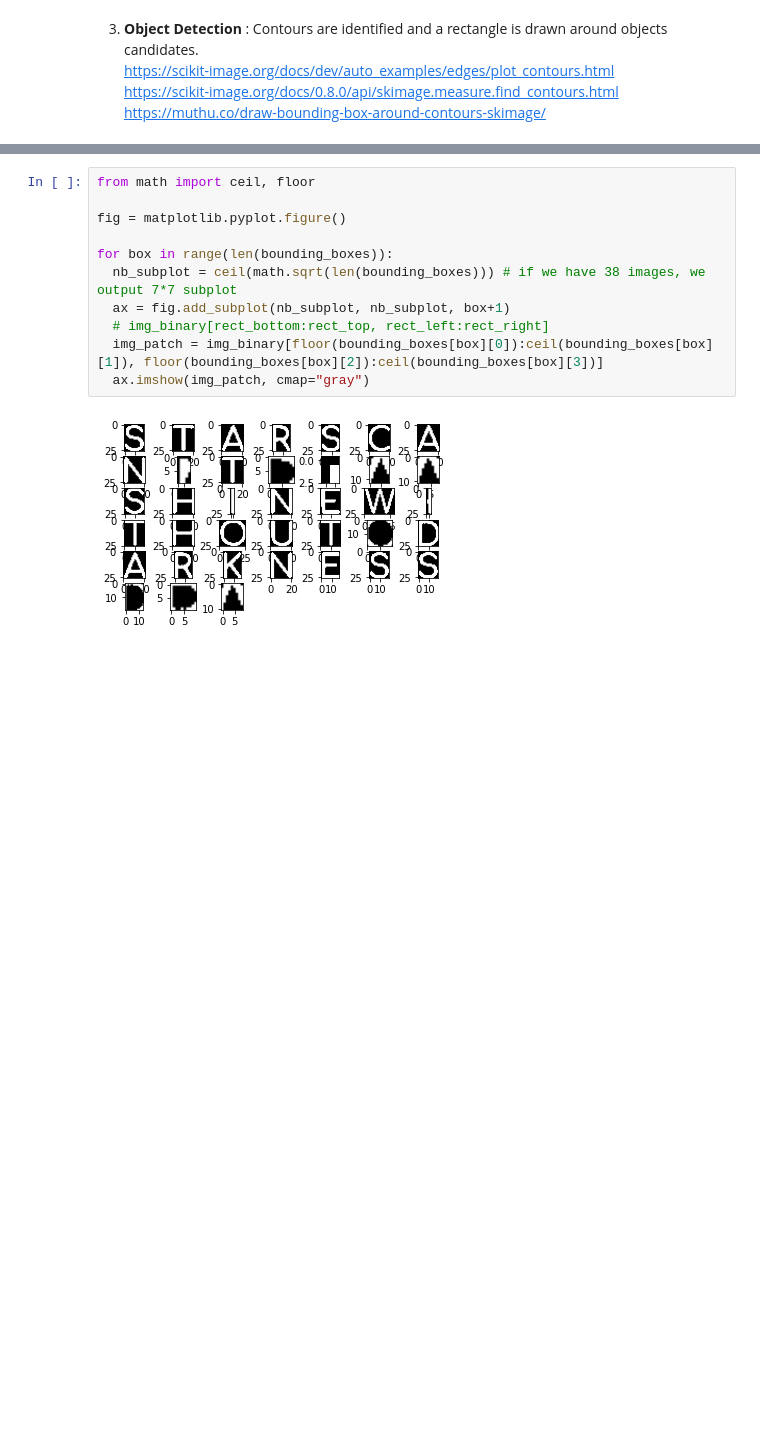
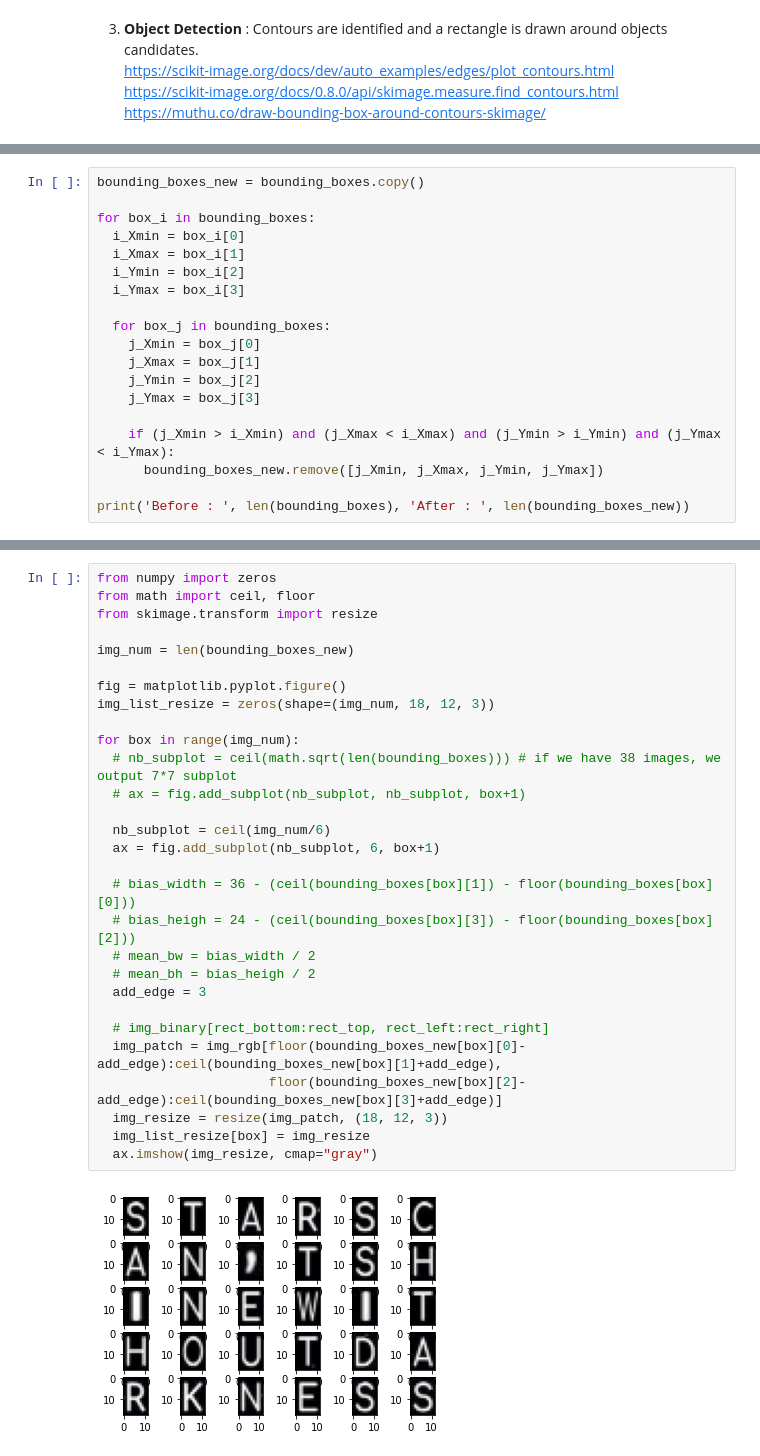
Before and after one commit to timlin0307/TextDetection_of_Image, a Jupyter notebook: Rendu_Projet__Yen-Ting Lin.ipynb, the cells around one changed output, grey strips where cells are left out. Drawn from its saved outputs; the diff is of its cells as text; blank space fills up the shorter version.

```diff
--- a/Rendu_Projet__Yen-Ting Lin.ipynb
+++ b/Rendu_Projet__Yen-Ting Lin.ipynb
@@ -110,3 +118,22 @@ matplotlib.pyplot.imshow(img_with_boxes, cmap="gray")
 # %% [output]
 <matplotlib.image.AxesImage at 0x...>
 [figure]
+# %%
+bounding_boxes_new = bounding_boxes.copy()
+
+for box_i in bounding_boxes:
+  i_Xmin = box_i[0]
+  i_Xmax = box_i[1]
+  i_Ymin = box_i[2]
+  i_Ymax = box_i[3]
+
+  for box_j in bounding_boxes:
+    j_Xmin = box_j[0]
+    j_Xmax = box_j[1]
+    j_Ymin = box_j[2]
+    j_Ymax = box_j[3]
+
+    if (j_Xmin > i_Xmin) and (j_Xmax < i_Xmax) and (j_Ymin > i_Ymin) and (j_Ymax < i_Ymax):
+      bounding_boxes_new.remove([j_Xmin, j_Xmax, j_Ymin, j_Ymax])
+
+print('Before : ', len(bounding_boxes), 'After : ', len(bounding_boxes_new))
@@ -113,15 +142,33 @@ matplotlib.pyplot.imshow(img_with_boxes, cmap="gray")
 # %%
+from numpy import zeros
 from math import ceil, floor
+from skimage.transform import resize
+
+img_num = len(bounding_boxes_new)
 
 fig = matplotlib.pyplot.figure()
+img_list_resize = zeros(shape=(img_num, 18, 12, 3))
 
-for box in range(len(bounding_boxes)):
-  nb_subplot = ceil(math.sqrt(len(bounding_boxes))) # if we have 38 images, we output 7*7 subplot
-  ax = fig.add_subplot(nb_subplot, nb_subplot, box+1)
+for box in range(img_num):
+  # nb_subplot = ceil(math.sqrt(len(bounding_boxes))) # if we have 38 images, we output 7*7 subplot
+  # ax = fig.add_subplot(nb_subplot, nb_subplot, box+1)
+
+  nb_subplot = ceil(img_num/6)
+  ax = fig.add_subplot(nb_subplot, 6, box+1)
+
+  # bias_width = 36 - (ceil(bounding_boxes[box][1]) - floor(bounding_boxes[box][0]))
+  # bias_heigh = 24 - (ceil(bounding_boxes[box][3]) - floor(bounding_boxes[box][2]))
+  # mean_bw = bias_width / 2
+  # mean_bh = bias_heigh / 2
+  add_edge = 3
+
   # img_binary[rect_bottom:rect_top, rect_left:rect_right]
-  img_patch = img_binary[floor(bounding_boxes[box][0]):ceil(bounding_boxes[box][1]), floor(bounding_boxes[box][2]):ceil(bounding_boxes[box][3])]
-  ax.imshow(img_patch, cmap="gray")
+  img_patch = img_rgb[floor(bounding_boxes_new[box][0]-add_edge):ceil(bounding_boxes_new[box][1]+add_edge),
+                      floor(bounding_boxes_new[box][2]-add_edge):ceil(bounding_boxes_new[box][3]+add_edge)]
+  img_resize = resize(img_patch, (18, 12, 3))
+  img_list_resize[box] = img_resize
+  ax.imshow(img_resize, cmap="gray")
 # %% [output]
-[figure, old version]
+[figure, new version]
 # %% [markdown]
 4. **Text Detection** : The challenge now is to detect which ones of the identified objects contain text in order to be able to classify it. Basically I have to train a model to make such a decision which means that first of all I need a proper dataset, consisting ideally of half images containing text and half not containing it.<br>
```
Also changed, not shown: parts of 12 cells of this notebook.
